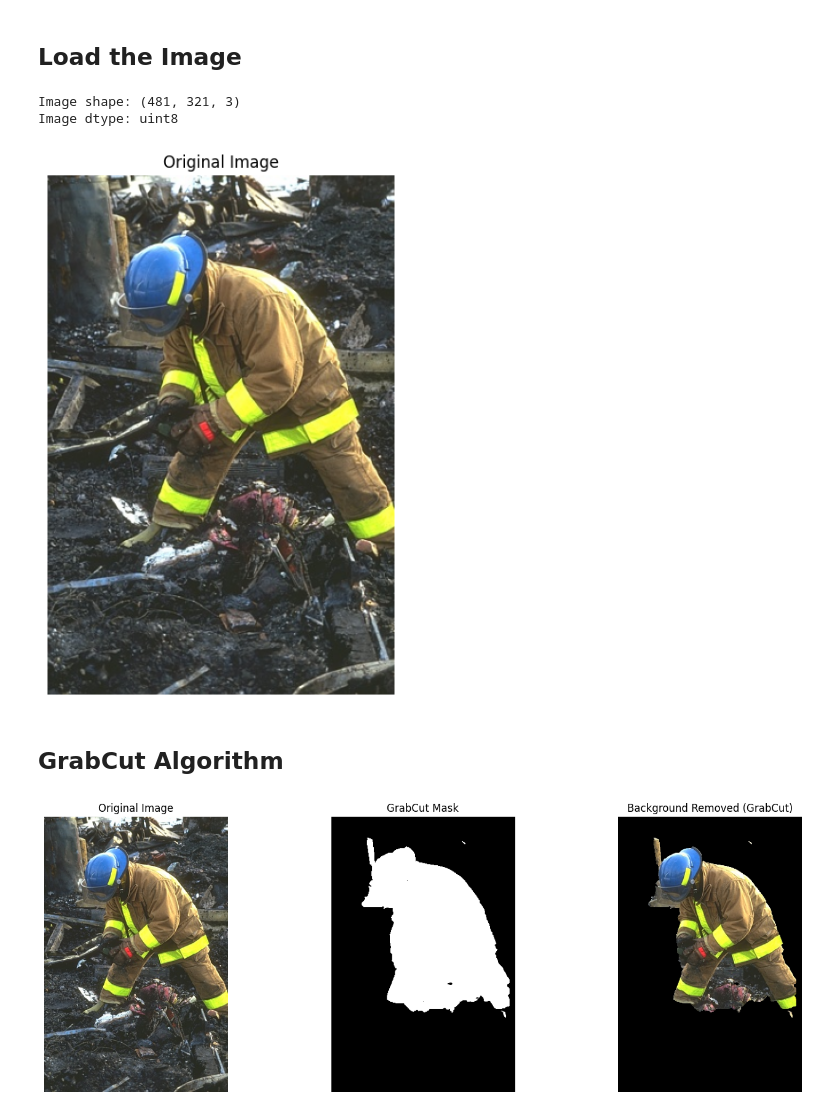
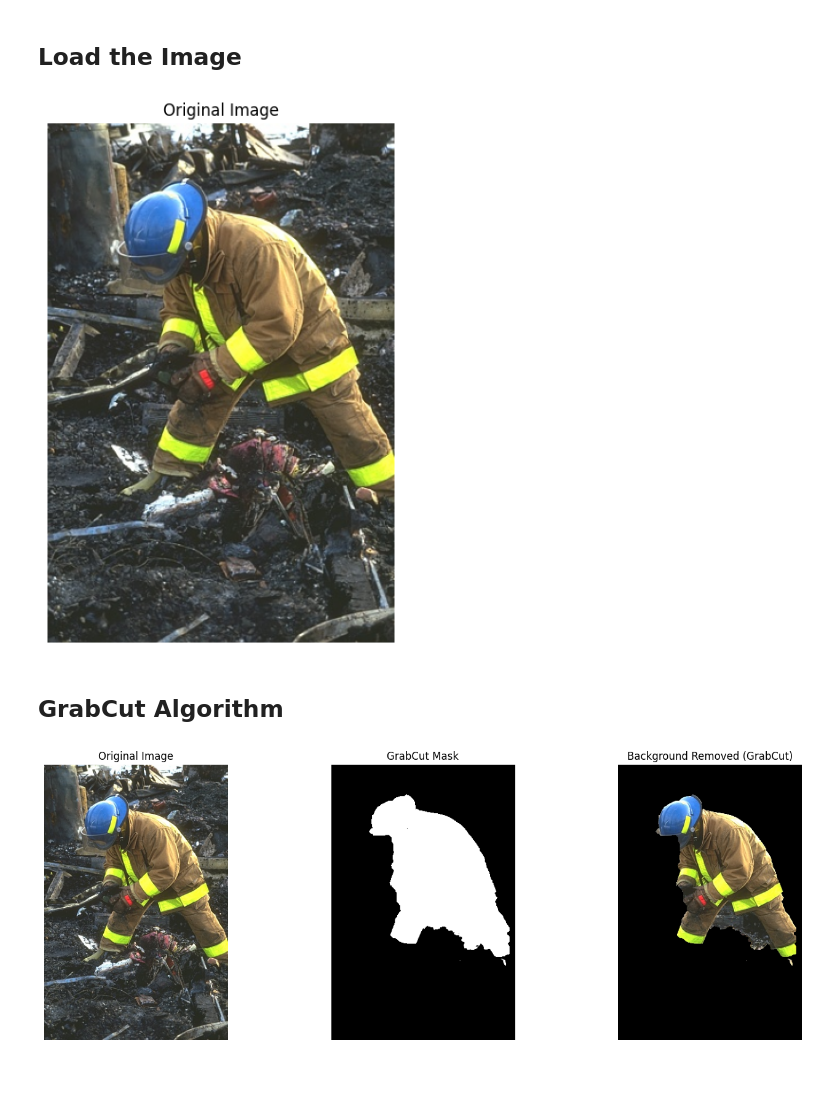
Before and after one commit to m-danaee/HW1_CV, a Jupyter notebook: background_removal.ipynb, the cells around one changed output. Drawn from its saved outputs; the diff is of its cells as text; code cells hidden in the pictures; blank space fills up the shorter version.

```diff
--- a/background_removal.ipynb
+++ b/background_removal.ipynb
@@ -15,9 +15,6 @@ plt.rcParams['figure.figsize'] = (15, 10)
 image_path = 'assets/removebg/0056.png'
 image = cv2.imread(image_path)
 image_rgb = cv2.cvtColor(image, cv2.COLOR_BGR2RGB)
-
-print(f"Image shape: {image.shape}")
-print(f"Image dtype: {image.dtype}")
 
 # Display original image
 plt.figure(figsize=(8, 6))
@@ -27,8 +24,6 @@ plt.axis('off')
 plt.tight_layout()
 plt.show()
 # %% [output]
-Image shape: (481, 321, 3)
-Image dtype: uint8
 [figure]
 # %% [markdown]
 ## GrabCut Algorithm
@@ -44,35 +39,34 @@ bgd_model = np.zeros((1, 65), np.float64)
 fgd_model = np.zeros((1, 65), np.float64)
 
 # Define a rectangle around the foreground object
-# Adjust these values based on your image
 height, width = img_grabcut.shape[:2]
 rect = (10, 10, width-20, height-20)
 
 # Apply GrabCut algorithm
-cv2.grabCut(img_grabcut, mask, rect, bgd_model, fgd_model, 5, cv2.GC_INIT_WITH_RECT)
+cv2.grabCut(img_grabcut, mask, rect, bgd_model, fgd_model, 10, cv2.GC_INIT_WITH_RECT)
 
 # Create binary mask where 0 and 2 are background, 1 and 3 are foreground
 mask_grabcut = np.where((mask == 2) | (mask == 0), 0, 1).astype('uint8')
 
 # Apply mask to get the result
 result_grabcut = image_rgb * mask_grabcut[:, :, np.newaxis]
 
 # Display results
 fig, axes = plt.subplots(1, 3, figsize=(15, 5))
 
 axes[0].imshow(image_rgb)
 axes[0].set_title('Original Image')
 axes[0].axis('off')
 
 axes[1].imshow(mask_grabcut, cmap='gray')
 axes[1].set_title('GrabCut Mask')
 axes[1].axis('off')
 
 axes[2].imshow(result_grabcut)
 axes[2].set_title('Background Removed (GrabCut)')
 axes[2].axis('off')
 
 plt.tight_layout()
 plt.show()
 # %% [output]
-[figure, old version]
+[figure, new version]
```
Also changed, not shown: 1 other file.
